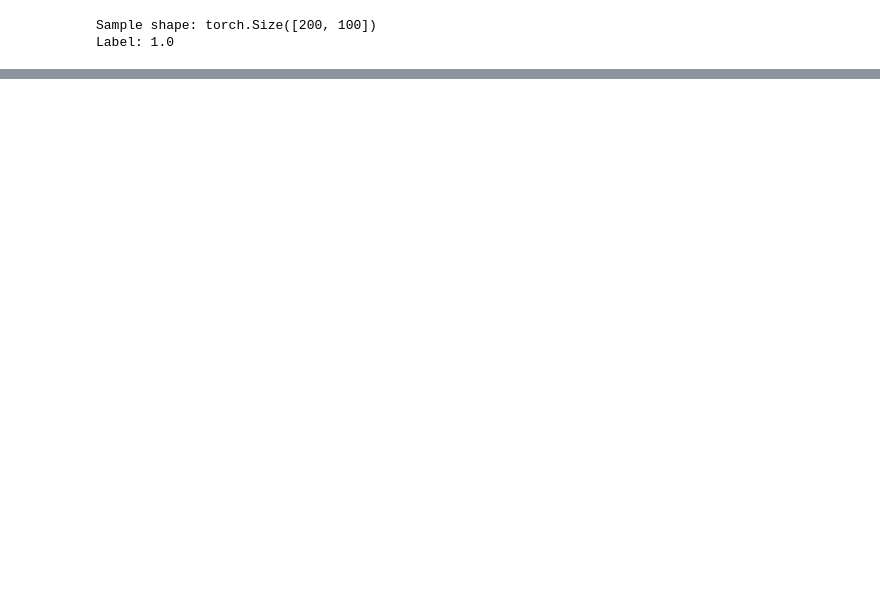
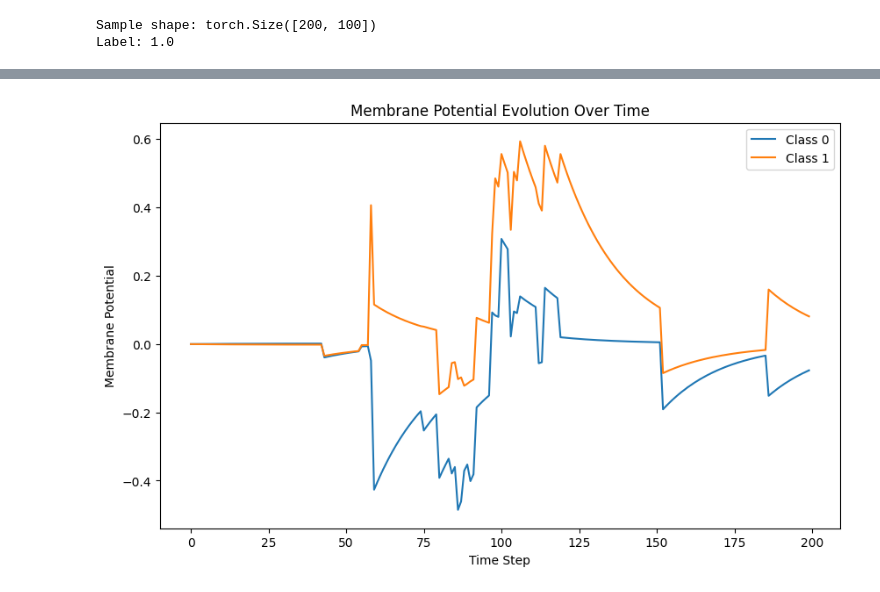
Before and after one commit to PrashubhAtri/heterogeneousSNNs, a Jupyter notebook: Baselines/SNNs/SurrogateGradients/SNNwithVoltageFixed.ipynb, the cells around one changed output, grey strips where cells are left out. Cells and saved outputs as stored; diff of their text form; code cells hidden in the pictures; blank space fills up the shorter version.

```diff
--- a/Baselines/SNNs/SurrogateGradients/SNNwithVoltageFixed.ipynb
+++ b/Baselines/SNNs/SurrogateGradients/SNNwithVoltageFixed.ipynb
@@ -189,16 +189,18 @@ all_labels = [spike_trains[i][1] for i in range(len(spike_trains))]
 train_idx, temp_idx = train_test_split(
     np.arange(len(spike_trains)),
     test_size=test,
-    stratify=all_labels,
-    random_state=SEED
+    # stratify=all_labels,
+    random_state=SEED,
+    shuffle=False
 )
 
 # Second split: val (10%) and test (10%) from temp
 val_idx, test_idx = train_test_split(
     temp_idx,
     test_size=0.5,
-    stratify=[all_labels[i] for i in temp_idx],
-    random_state=SEED
+    # stratify=[all_labels[i] for i in temp_idx],
+    random_state=SEED,
+    shuffle=False
 )
 
 from torch.utils.data import Subset
@@ -398,8 +257,9 @@ class SNN(nn.Module):
         self.lif1 = snn.Leaky(beta=beta, spike_grad=surrogate.fast_sigmoid(slope=100))
 
         self.fc2 = nn.Linear(num_hidden, num_outputs)
-        self.lif2 = snn.Leaky(beta=beta, spike_grad=surrogate.fast_sigmoid(slope=100))
+        self.lif2 = snn.Leaky(beta=beta, spike_grad=surrogate.fast_sigmoid(slope=100), reset_mechanism="none")
 
+        # Xavier Uniform Initialization for Stability
         for m in self.modules():
             if isinstance(m, nn.Linear):
                 nn.init.xavier_uniform_(m.weight)
@@ -471,7 +361,7 @@ for epoch in range(num_epochs):
         # loss = criterion(mem_out, labels)
 
         mem_out = mem_out.permute(1, 2, 0)
-        loss = losscustom(mem_out, labels)
+        loss = multiclass_membrane_margin_loss(mem_out, labels)
         loss.backward()
 
         torch.nn.utils.clip_grad_norm_(model.parameters(), max_norm=1.0)
@@ -501,7 +391,7 @@ for epoch in range(num_epochs):
             # loss = criterion(mem_out, labels)
 
             mem_out = mem_out.permute(1, 2, 0)
-            loss = losscustom(mem_out, labels)
+            loss = multiclass_membrane_margin_loss(mem_out, labels)
             val_loss += loss.item()
 
             mem_out_aux = torch.max(mem_out, dim = -1)[0]
@@ -534,7 +424,7 @@ with torch.no_grad():
         # mem_out = torch.max(mem_out, dim = -1)[0]
         # labels = labels.long()
         # loss = criterion(mem_out, labels)
-        loss = losscustom(mem_out, labels)
+        loss = multiclass_membrane_margin_loss(mem_out, labels)
         test_loss += loss.item()
 
         mem_out_aux = torch.max(mem_out, dim = -1)[0]
@@ -670,3 +544,28 @@ plt.show()
+# %%
+import matplotlib.pyplot as plt
+
+# Select a batch for visualization
+inputs, labels = next(iter(test_loader))
+# inputs = torch.ones([1,100,100])
+mem_out = model(inputs)  # (time_steps, batch_size, num_outputs)
+
+# Select first sample in the batch
+mem_potentials = mem_out[:, 0, :].cpu().detach().numpy()  # Shape: (time_steps, num_outputs)
+time_steps = mem_potentials.shape[0]
+num_classes = mem_potentials.shape[1]
+
+# Plot membrane potential over time for each output class
+plt.figure(figsize=(10, 6))
+for class_idx in range(num_classes):
+    plt.plot(range(time_steps), mem_potentials[:, class_idx], label=f"Class {class_idx}")
+
+plt.xlabel("Time Step")
+plt.ylabel("Membrane Potential")
+plt.title("Membrane Potential Evolution Over Time")
+plt.legend()
+plt.show()
+# %% [output]
+[figure, added]
 # %%
 model
 # %% [output]
```
Also changed, not shown: parts of 34 cells of this notebook.
